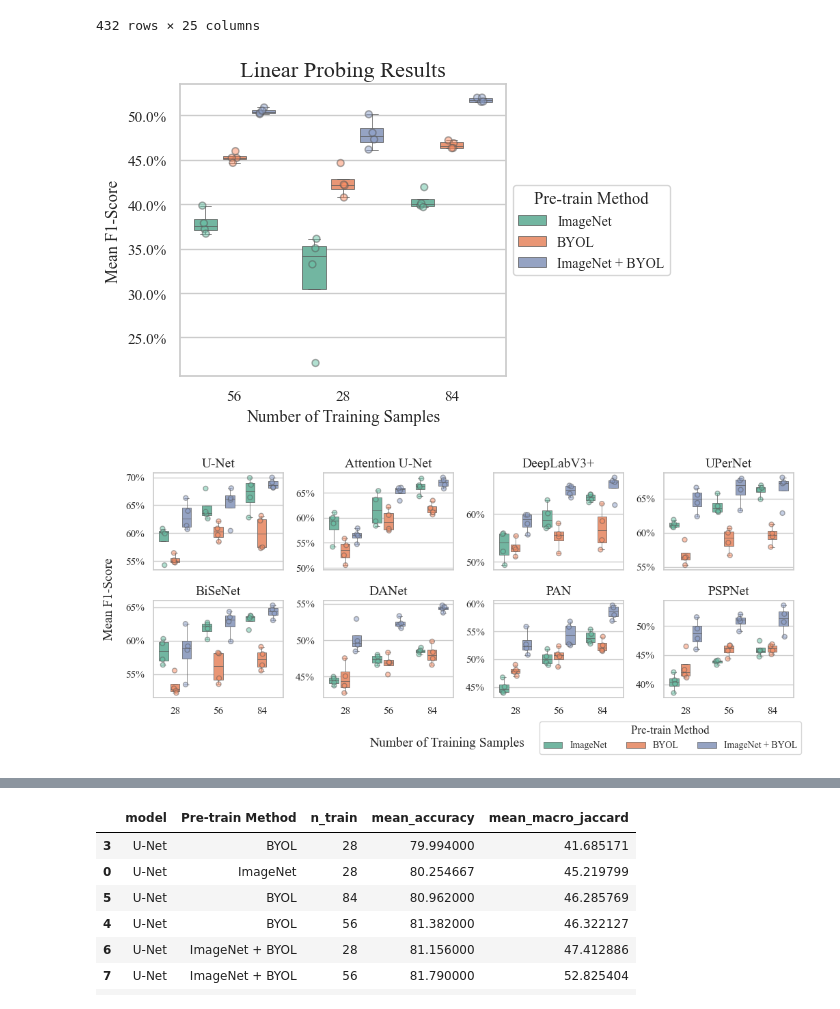
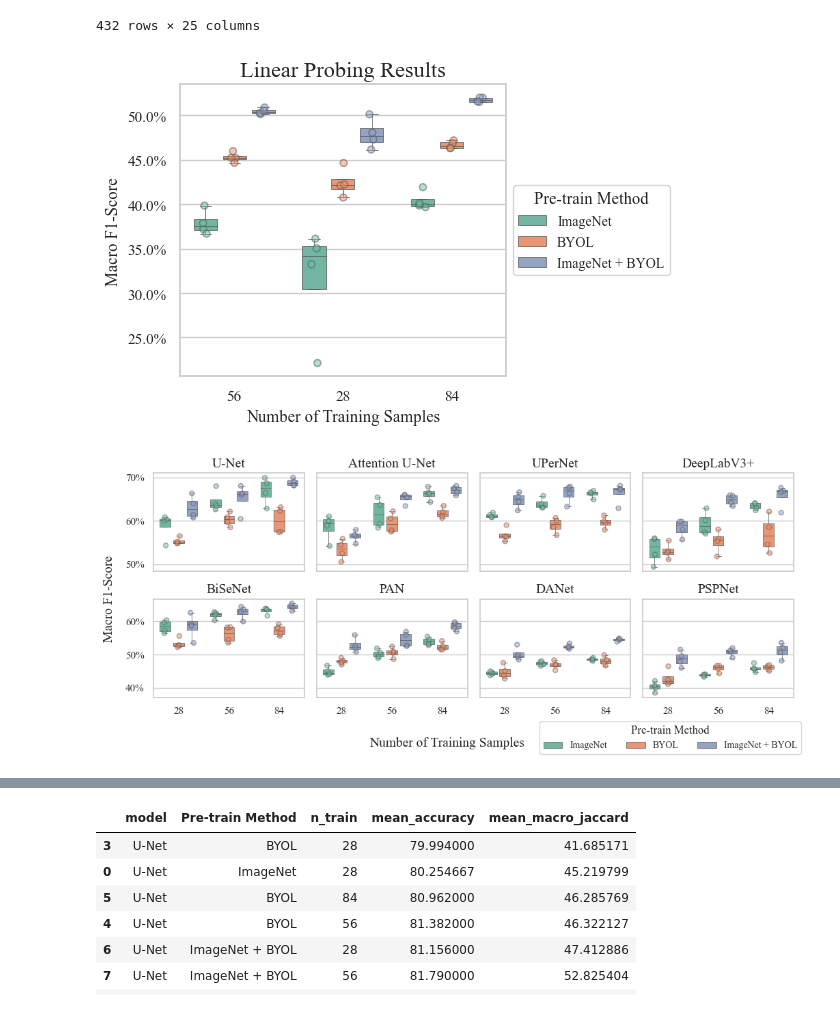
Before and after one commit to DakotaHester/ms-land-cover, a Jupyter notebook: notebooks/pretrain_results_smalldataset.ipynb, the cells around one changed output, grey strips where cells are left out. Drawn from its saved outputs; the diff is of its cells as text; code cells hidden in the pictures.

```diff
--- a/notebooks/pretrain_results_smalldataset.ipynb
+++ b/notebooks/pretrain_results_smalldataset.ipynb
@@ -395,13 +378,13 @@ sns.stripplot(data=linear_probe_df,
 
 ax.set_title('Linear Probing Results', fontsize=16)
 ax.set_xlabel('Number of Training Samples', fontsize=12)
-ax.set_ylabel('Mean F1-Score', fontsize=12)
+ax.set_ylabel('Macro F1-Score', fontsize=12)
 ax.yaxis.set_major_formatter(PercentFormatter(1.0, decimals=1))
 ax.legend(loc='center left', title='Pre-train Method', bbox_to_anchor=(1, 0.5), fontsize=10)
 
 fig.tight_layout()
-# plt.savefig('./paper/images/linear_probing_results.pdf')
-# plt.savefig('./paper/images/linear_probing_results.png', dpi=300)
+plt.savefig('../paper/images/linear_probing_results_small_dataset.pdf')
+plt.savefig('../paper/images/linear_probing_results_small_dataset.png', dpi=300)
 plt.show()
 
 
@@ -440,8 +423,8 @@ finetune_df['Pre-train Method'] = finetune_df['Pre-train Method'].astype('catego
 ], ordered=True)
 
 model_order = [
-    'U-Net', 'Attention U-Net', 'DeepLabV3+', 'UPerNet',
-    'BiSeNet', 'DANet', 'PAN', 'PSPNet',
+    'U-Net', 'Attention U-Net', 'UPerNet', 'DeepLabV3+',
+    'BiSeNet', 'PAN', 'DANet', 'PSPNet',
 ]
 finetune_df['model'] = finetune_df['model'].astype('category').cat.reorder_categories(model_order, ordered=True)
 finetune_df = finetune_df.sort_values('model')
@@ -449,42 +432,42 @@ finetune_df['n_train'] = finetune_df['n_train'].astype(int)
 
 # --- Plotting ---
 size = 3
-fig, axes = plt.subplots(2, 4, figsize=(3.5*size, 1.5*size), sharey=False, sharex=True)
+fig, axes = plt.subplots(2, 4, figsize=(3.5*size, 1.5*size), sharey='row', sharex=True)
 axes = axes.flatten() # Flatten for easy iteration
 
 for i, model in enumerate(model_order):
     ax = axes[i]
     subset = finetune_df[finetune_df['model'] == model]
 
     sns.boxplot(data=subset, x='n_train', y='macro_f1_score', hue='Pre-train Method',
                 ax=ax, dodge=True, palette='Set2',
                 legend=True if i == 0 else False, gap=0.2, fliersize=4, linewidth=0.5, showfliers=False)
     sns.stripplot(data=subset, x='n_train', y='macro_f1_score', hue='Pre-train Method',
                   ax=ax, dodge=True, palette='Set2', alpha=0.5, linewidth=1, edgecolor='gray', legend=False)
 
     ax.set_title(model, fontsize=14)
     ax.set_ylabel('') # Clear individual y-labels
     ax.set_xlabel('') # Clear individual x-labels
     ax.yaxis.set_major_formatter(PercentFormatter(1.0, decimals=0))
 
 # Set shared labels
-fig.supylabel('Mean F1-Score', fontsize=14)
+fig.supylabel('Macro F1-Score', fontsize=14)
 fig.supxlabel('Number of Training Samples', fontsize=14)
 
 # Create and place a single legend for the whole figure
 handles, labels = axes[0].get_legend_handles_labels()
 fig.legend(handles, labels, loc='lower right', bbox_to_anchor=(1, -0.02), ncol=3, title='Pre-train Method', fontsize=10)
 axes[0].legend_.remove()  # Remove the legend from the first subplot
 
 # plt.tight_layout(rect=[0.03, 0.03, 1, 1]) # Adjust layout to make room for legend
 fig.tight_layout()
 
-# plt.savefig('./paper/images/finetuning_results.pdf', bbox_inches='tight')
-# plt.savefig('./paper/images/finetuning_results.png', dpi=300, bbox_inches='tight')
+plt.savefig('../paper/images/finetuning_results_small_dataset.pdf', bbox_inches='tight')
+plt.savefig('../paper/images/finetuning_results_small_dataset.png', dpi=300, bbox_inches='tight')
 plt.show()
 # %% [output]
 [figure]
-[figure, old version]
+[figure, new version]
 # %%
 # show n_trains and model types where BYOL_randinit outperforms ImageNet
 # for model in model_order:
```
Also changed, not shown: parts of 4 cells of this notebook, 41 other files.
